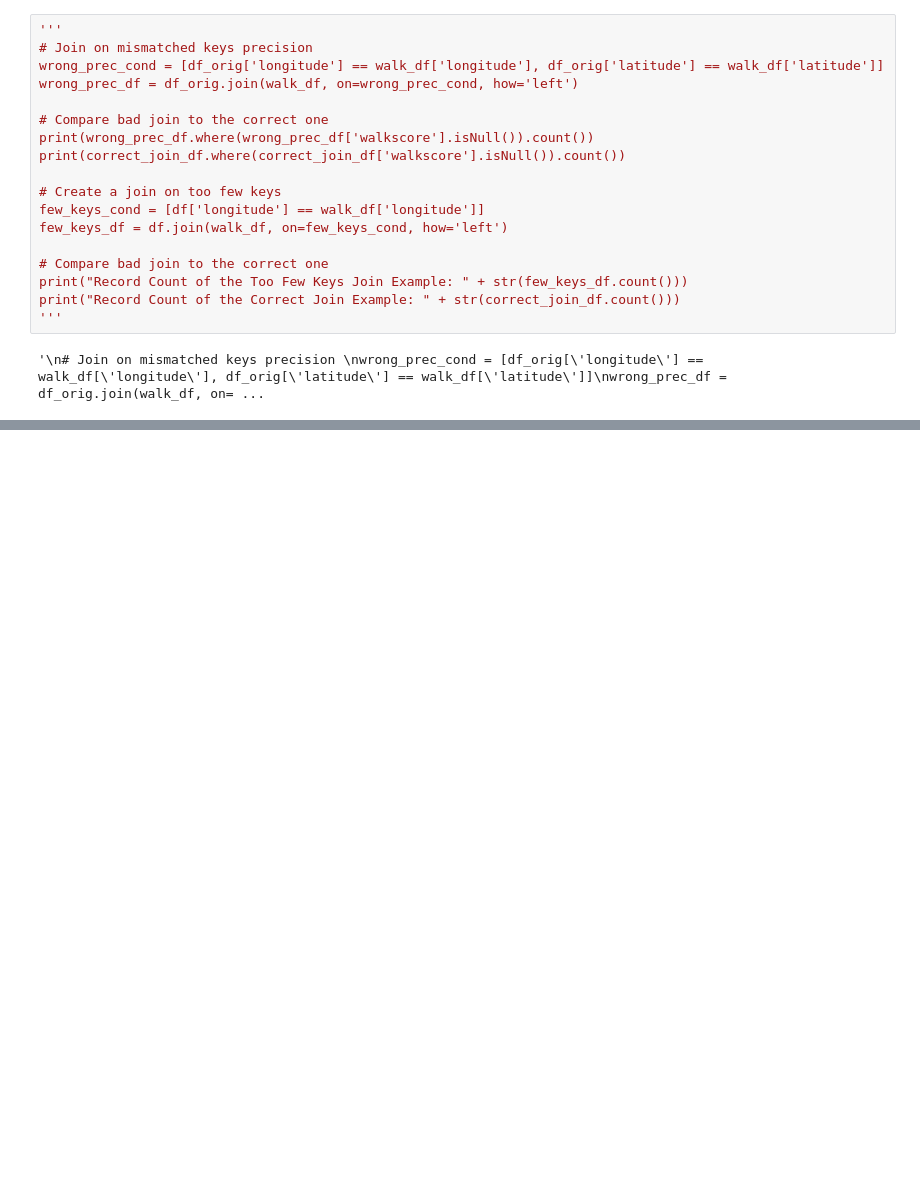
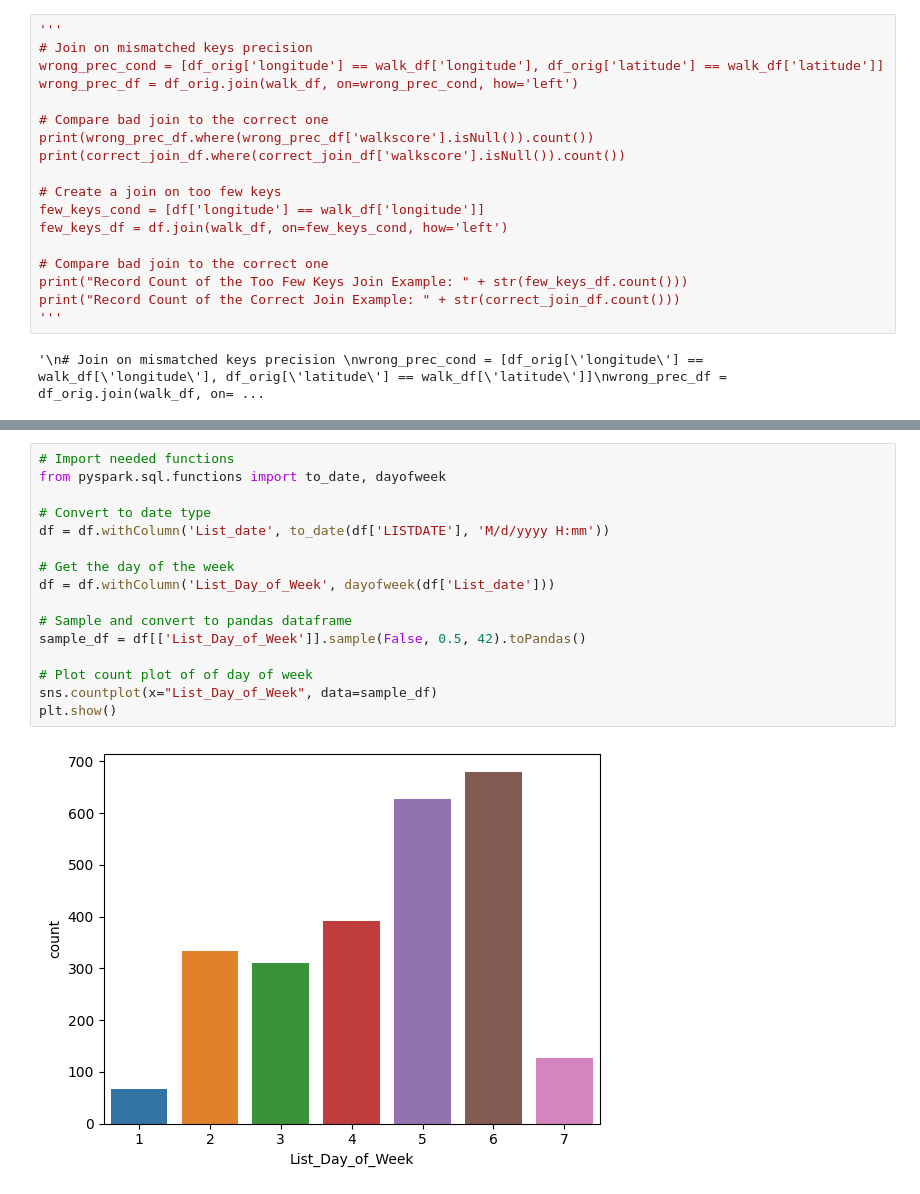
Before and after one commit to Alashmony/Feature_Engineering_with_PySpark_DataCamp, a Jupyter notebook: Fourth.ipynb, the cells around one changed output, grey strips where cells are left out. Drawn from its saved outputs; the diff is of its cells as text; blank space fills up the shorter version.

```diff
--- a/Fourth.ipynb
+++ b/Fourth.ipynb
@@ -1035,0 +1257,18 @@ print("Record Count of the Correct Join Example: " + str(correct_join_df.count()
+# %%
+# Import needed functions
+from pyspark.sql.functions import to_date, dayofweek
+
+# Convert to date type
+df = df.withColumn('List_date', to_date(df['LISTDATE'], 'M/d/yyyy H:mm'))
+
+# Get the day of the week
+df = df.withColumn('List_Day_of_Week', dayofweek(df['List_date']))
+
+# Sample and convert to pandas dataframe
+sample_df = df[['List_Day_of_Week']].sample(False, 0.5, 42).toPandas()
+
+# Plot count plot of of day of week
+sns.countplot(x="List_Day_of_Week", data=sample_df)
+plt.show()
+# %% [output]
+[figure, added]
```
Also changed, not shown: parts of 96 cells of this notebook, 1 other file.
